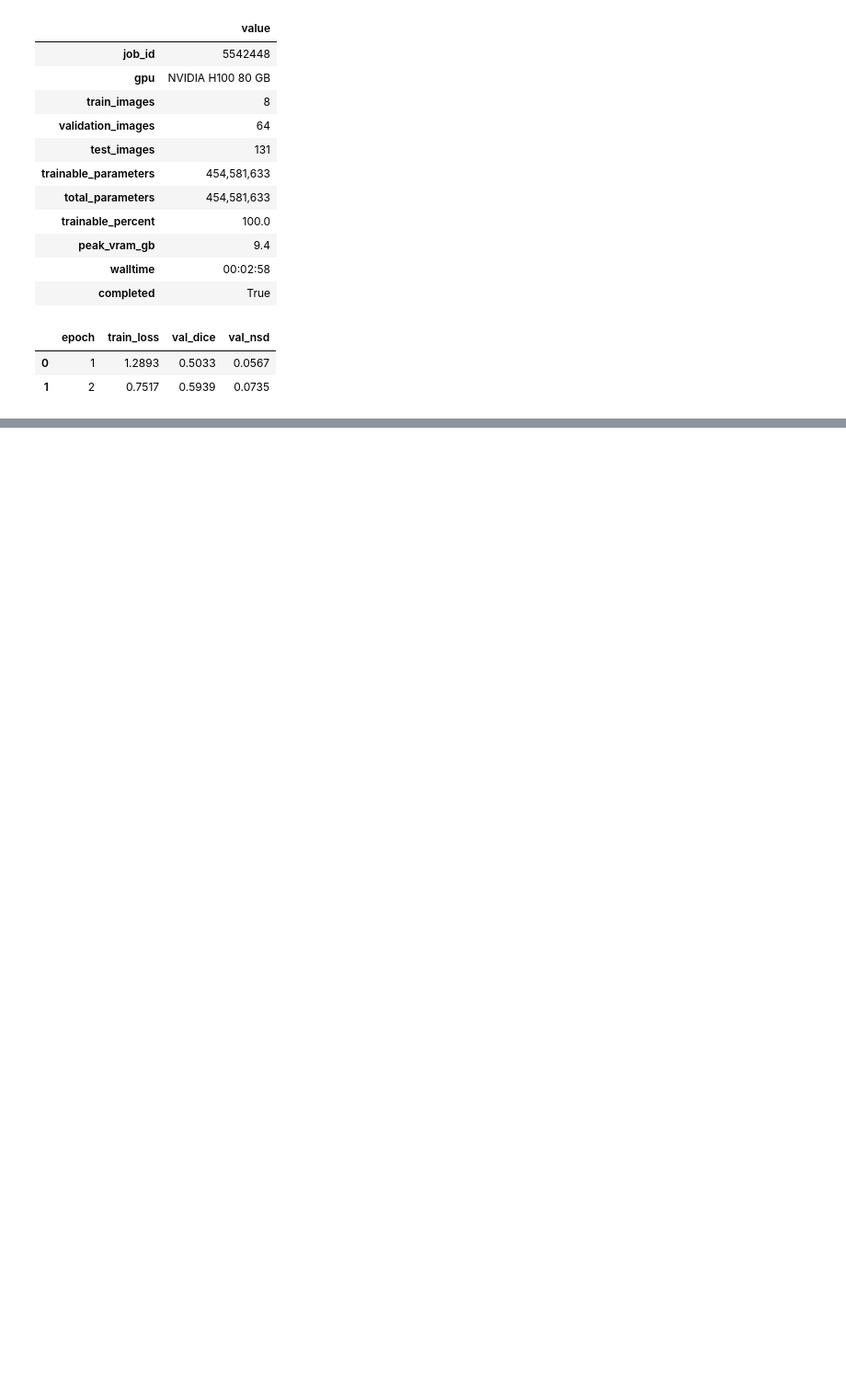
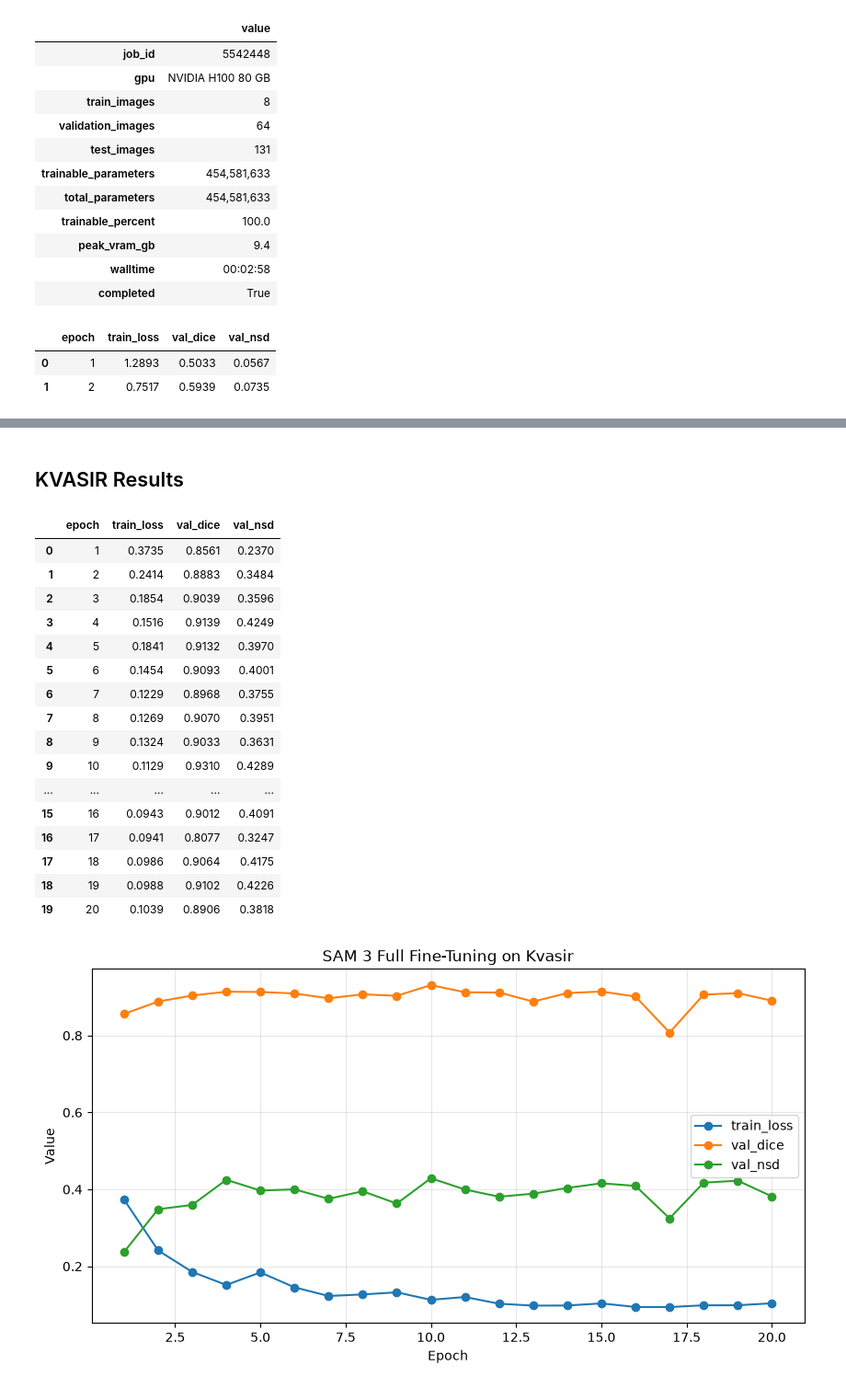
Before and after one commit to Good-SAMaritans/sam3-lora-medical-segmentation, a Jupyter notebook: notebooks/03_full_finetuning.ipynb, the cells around one changed output, grey strips where cells are left out. Shown at 92% size. Drawn from its saved outputs; the diff is of its cells as text; code cells hidden in the pictures; blank space fills up the shorter version.

```diff
--- a/notebooks/03_full_finetuning.ipynb
+++ b/notebooks/03_full_finetuning.ipynb
@@ -204,0 +470,60 @@ Decision: proceed with full BUSI and Kvasir runs.
+# %% [markdown]
+## KVASIR Results
+# %%
+KVASIR_JOB_ID = "5542685"
+
+kvasir_log_path = Path(
+    f"/home/hice1/skang411/group_project/"
+    f"slurm_outs/slurm_{KVASIR_JOB_ID}.out"
+)
+kvasir_log = kvasir_log_path.read_text(
+    encoding="utf-8",
+    errors="replace",
+)
+
+kvasir_epochs = pd.DataFrame(
+    [
+        {
+            "epoch": int(match.group(1)),
+            "train_loss": float(match.group(2)),
+            "val_dice": float(match.group(3)),
+            "val_nsd": float(match.group(4)),
+        }
+        for match in epoch_pattern.finditer(kvasir_log)
+    ]
+)
+
+display(kvasir_epochs)
+
+ax = kvasir_epochs.plot(
+    x="epoch",
+    y=["train_loss", "val_dice", "val_nsd"],
+    marker="o",
+    figsize=(10, 5),
+)
+
+ax.set_title("SAM 3 Full Fine-Tuning on Kvasir")
+ax.set_xlabel("Epoch")
+ax.set_ylabel("Value")
+ax.grid(alpha=0.3)
+
+plt.show()
+# %% [output]
+|  | epoch | train_loss | val_dice | val_nsd |
+| 0 | 1 | 0.3735 | 0.8561 | 0.2370 |
+| 1 | 2 | 0.2414 | 0.8883 | 0.3484 |
+| 2 | 3 | 0.1854 | 0.9039 | 0.3596 |
+| 3 | 4 | 0.1516 | 0.9139 | 0.4249 |
+| 4 | 5 | 0.1841 | 0.9132 | 0.3970 |
+| 5 | 6 | 0.1454 | 0.9093 | 0.4001 |
+| 6 | 7 | 0.1229 | 0.8968 | 0.3755 |
+| 7 | 8 | 0.1269 | 0.9070 | 0.3951 |
+| 8 | 9 | 0.1324 | 0.9033 | 0.3631 |
+| 9 | 10 | 0.1129 | 0.9310 | 0.4289 |
+| ... | ... | ... | ... | ... |
+| 15 | 16 | 0.0943 | 0.9012 | 0.4091 |
+| 16 | 17 | 0.0941 | 0.8077 | 0.3247 |
+| 17 | 18 | 0.0986 | 0.9064 | 0.4175 |
+| 18 | 19 | 0.0988 | 0.9102 | 0.4226 |
+| 19 | 20 | 0.1039 | 0.8906 | 0.3818 |
+[figure, added]
```
Also changed, not shown: parts of 14 cells of this notebook, 2 other files.
